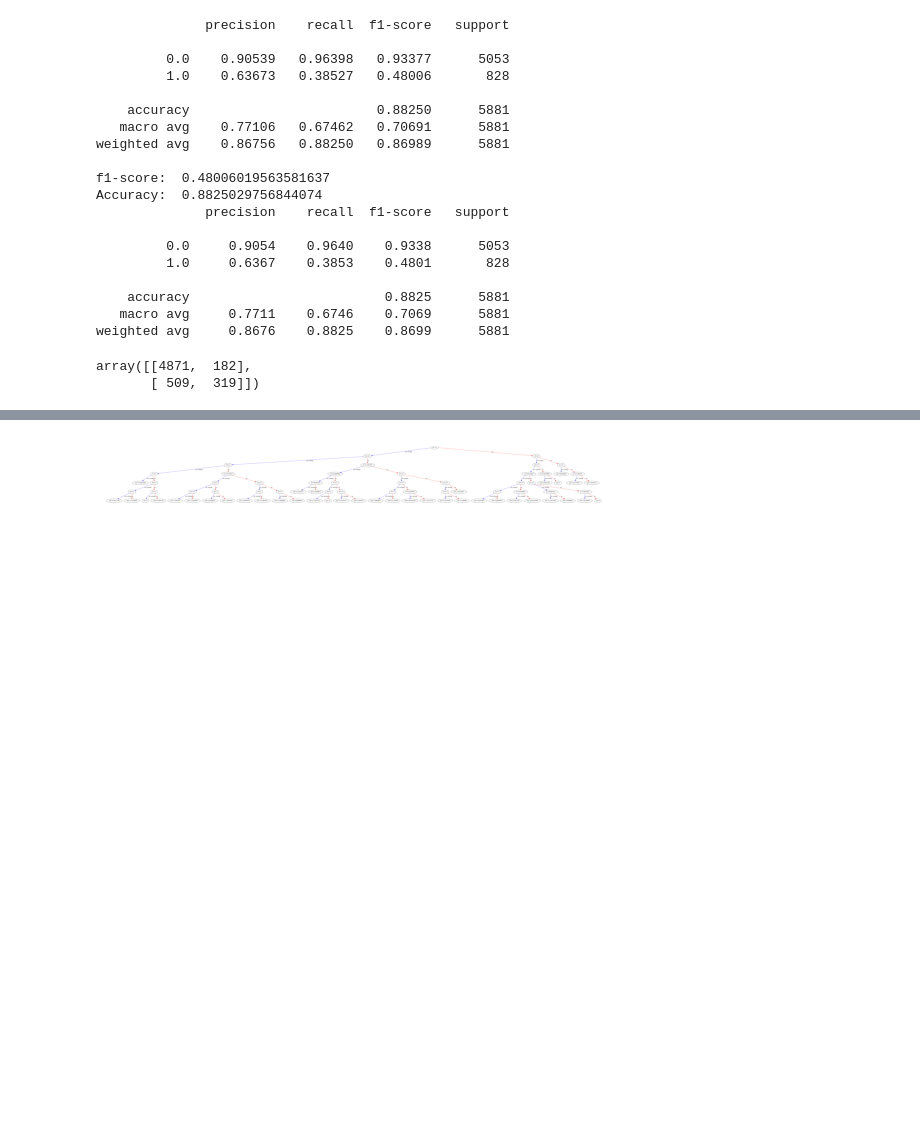
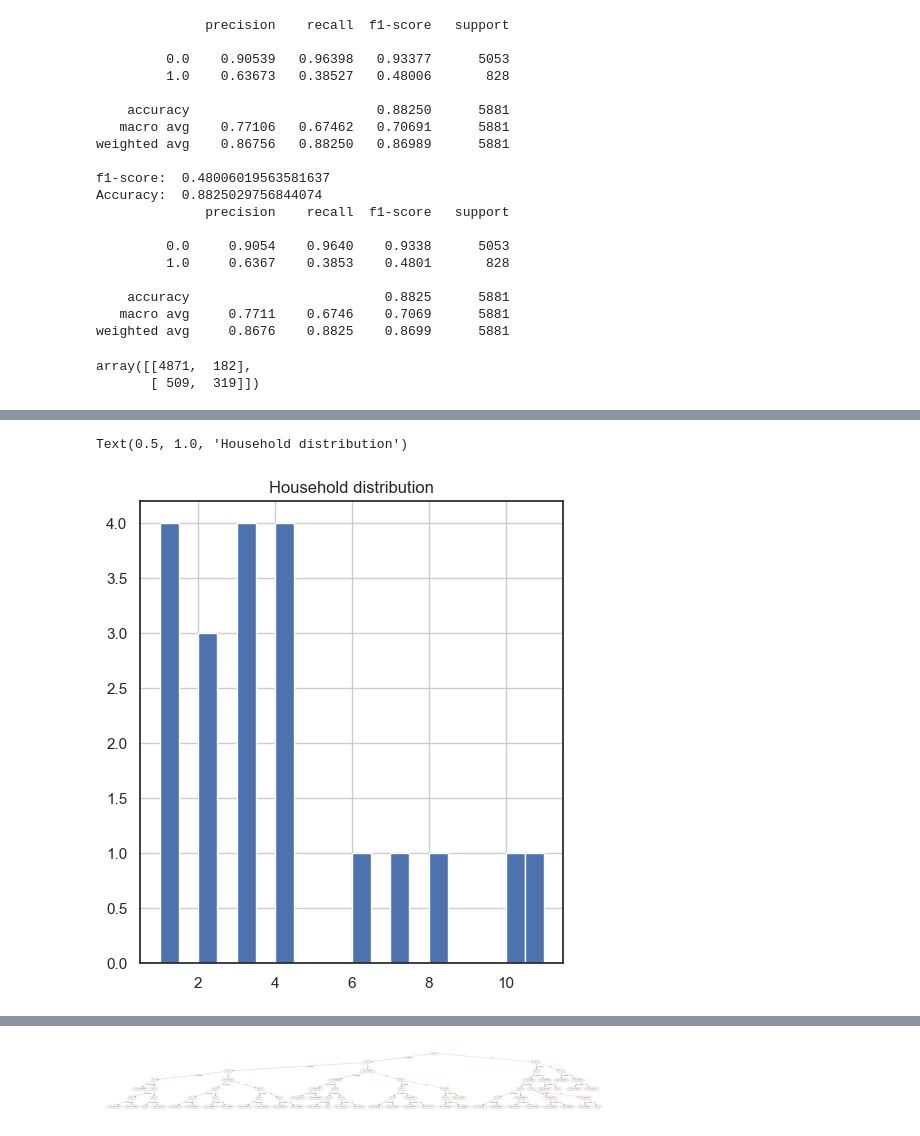
Before and after one commit to ahquin/ds-financial-inclusion, a Jupyter notebook: ml-data-analyse.ipynb, the cells around one changed output, grey strips where cells are left out. Cells and saved outputs as stored; diff of their text form; code cells hidden in the pictures; blank space fills up the shorter version.

```diff
--- a/ml-data-analyse.ipynb
+++ b/ml-data-analyse.ipynb
@@ -735,0 +703,3 @@ print(y_pred.shape)
+# %%
+indices = [i for i in range(len(y_test)) if y_test[i] != y_pred[i]]
+wrong_predictions = dff.iloc[indices,:]
@@ -735,0 +722,5 @@ print(y_pred.shape)
+# %%
+by = wrong_predictions[wrong_predictions['bank_account'] == 'Yes'].head(20)
+
+display(wrong_predictions[wrong_predictions['bank_account'] == 'Yes'].nunique())
+display(wrong_predictions.groupby(level=0).mean())
@@ -735,0 +752,8 @@ print(y_pred.shape)
+# %%
+plt.figure(figsize=(12,6))
+plt.subplot(1,2,1)
+fig = by['household_size'].hist(bins=20)
+fig.set_title('Household distribution')
+# %% [output]
+Text(0.5, 1.0, 'Household distribution')
+[figure, added]
```
Also changed, not shown: parts of 45 cells of this notebook.
